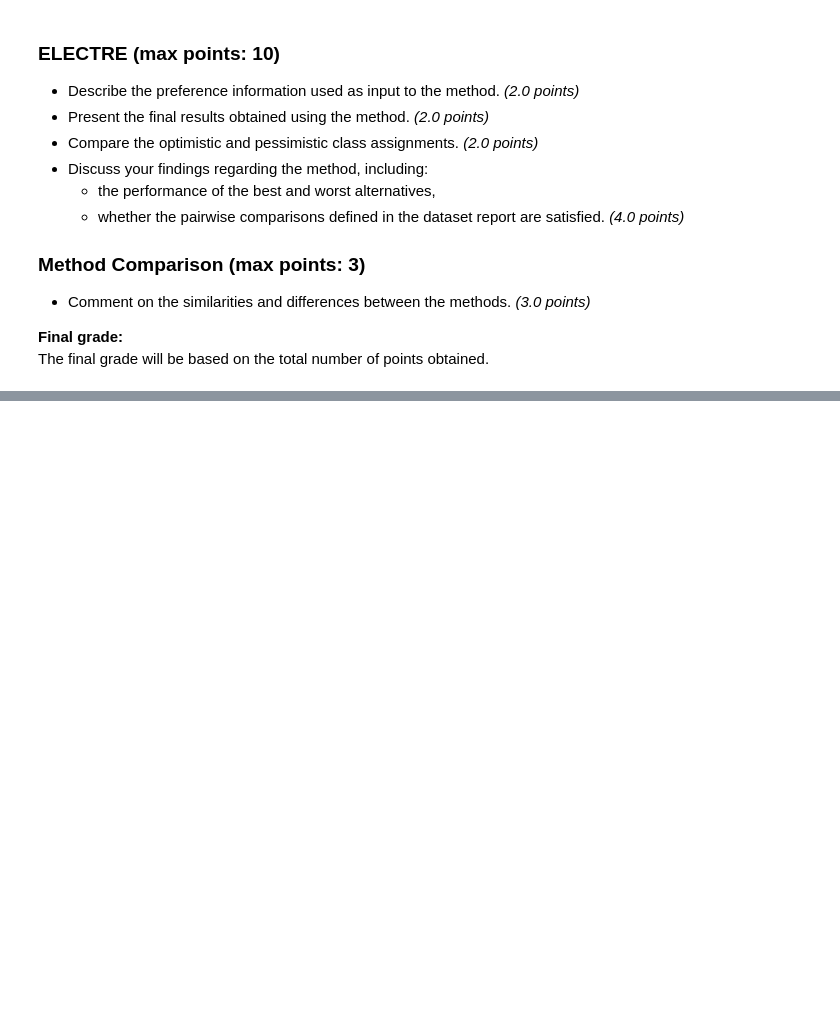
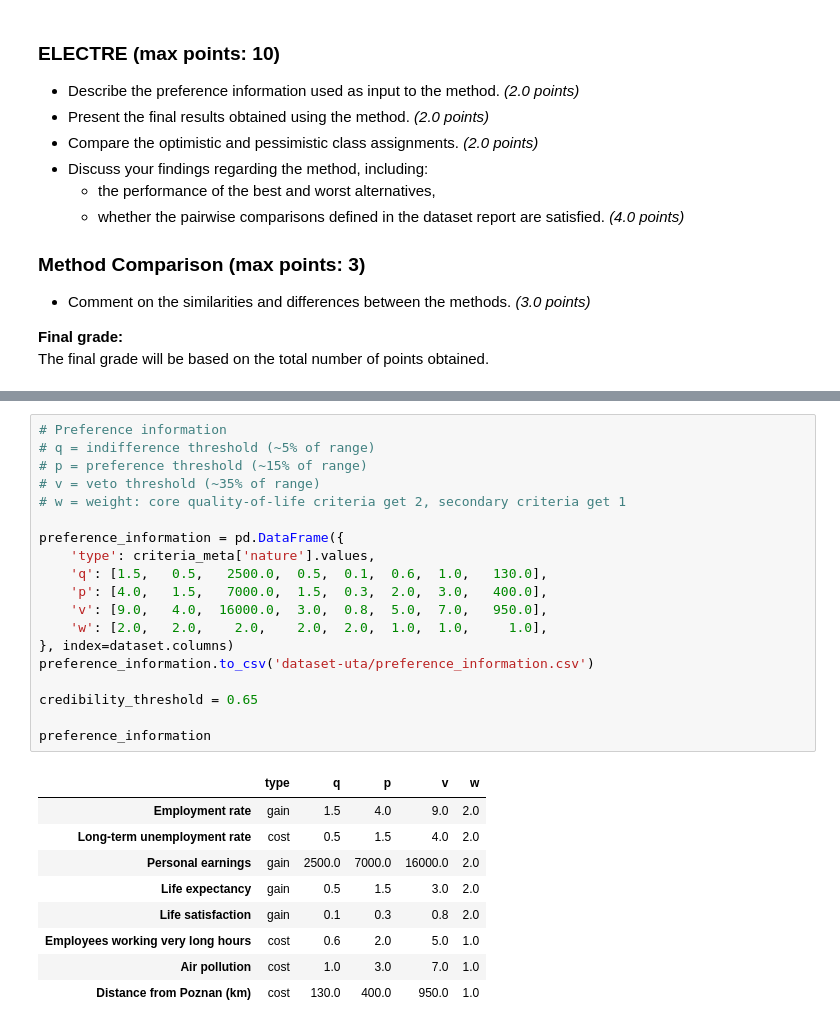
Before and after one commit to jesiekjakub/-DA6-Decision-Analysis, a Jupyter notebook: Project-3-Promethee-Electre/Electre-exercises/06_electre_tri.ipynb, the cells around one changed output, grey strips where cells are left out. Saved outputs shown, nothing was run; the diff lists cells and outputs as text; blank space fills up the shorter version.

```diff
--- a/Project-3-Promethee-Electre/Electre-exercises/06_electre_tri.ipynb
+++ b/Project-3-Promethee-Electre/Electre-exercises/06_electre_tri.ipynb
@@ -492,0 +553,29 @@ The final grade will be based on the total number of points obtained.
+# %%
+# Preference information
+# q = indifference threshold (~5% of range)
+# p = preference threshold (~15% of range)
+# v = veto threshold (~35% of range)
+# w = weight: core quality-of-life criteria get 2, secondary criteria get 1
+
+preference_information = pd.DataFrame({
+    'type': criteria_meta['nature'].values,
+    'q': [1.5,   0.5,   2500.0,  0.5,  0.1,  0.6,  1.0,   130.0],
+    'p': [4.0,   1.5,   7000.0,  1.5,  0.3,  2.0,  3.0,   400.0],
+    'v': [9.0,   4.0,  16000.0,  3.0,  0.8,  5.0,  7.0,   950.0],
+    'w': [2.0,   2.0,    2.0,    2.0,  2.0,  1.0,  1.0,     1.0],
+}, index=dataset.columns)
+preference_information.to_csv('dataset-uta/preference_information.csv')
+
+credibility_threshold = 0.65
+
+preference_information
+# %% [output]
+|  | type | q | p | v | w |
+| Employment rate | gain | 1.5 | 4.0 | 9.0 | 2.0 |
+| Long-term unemployment rate | cost | 0.5 | 1.5 | 4.0 | 2.0 |
+| Personal earnings | gain | 2500.0 | 7000.0 | 16000.0 | 2.0 |
+| Life expectancy | gain | 0.5 | 1.5 | 3.0 | 2.0 |
+| Life satisfaction | gain | 0.1 | 0.3 | 0.8 | 2.0 |
+| Employees working very long hours | cost | 0.6 | 2.0 | 5.0 | 1.0 |
+| Air pollution | cost | 1.0 | 3.0 | 7.0 | 1.0 |
+| Distance from Poznan (km) | cost | 130.0 | 400.0 | 950.0 | 1.0 |
```
Also changed, not shown: parts of 10 cells of this notebook, 5 other files.
